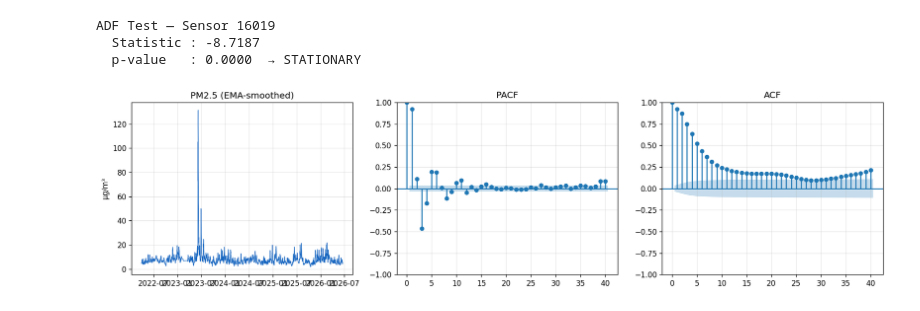
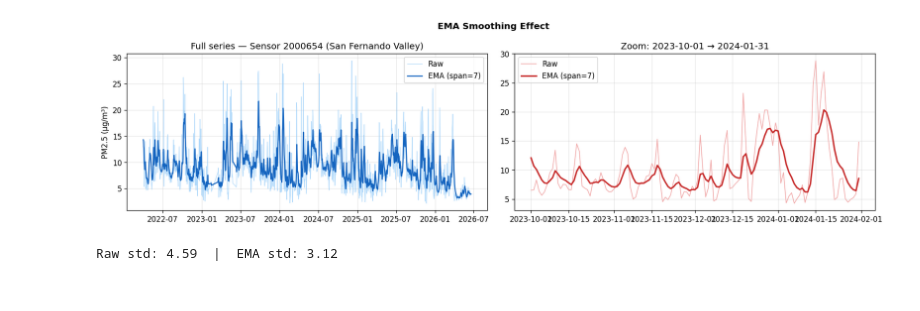
Before and after one commit to siwa-p/Air-quality-monitoring-and-prediction-using-PurpleAir-data, a Jupyter notebook: notebooks/eda_01.ipynb, the cells around one changed output. Saved outputs shown, nothing was run; the diff lists cells and outputs as text; code cells hidden in the pictures.

```diff
--- a/notebooks/eda_01.ipynb
+++ b/notebooks/eda_01.ipynb
@@ -107,28 +135,40 @@ Raw std: 8.21  |  EMA std: 5.92
 # %%
-sensor_ts = merged[merged['sensor_index'] == 16019].sort_values('time_stamp')['pm25'].dropna()
+DEMO_SENSOR = 2000654  # San Fernando Valley — long history, good coverage
 
-adf_result = adfuller(sensor_ts, autolag='AIC')
-print('ADF Test — Sensor 16019')
-print(f'  Statistic : {adf_result[0]:.4f}')
-print(f'  p-value   : {adf_result[1]:.4f}  →', 'STATIONARY' if adf_result[1] < 0.05 else 'NON-STATIONARY')
+con = duckdb.connect(DB_PATH, read_only=True)
+raw = con.execute(
+    f"SELECT time_stamp::DATE AS date, pm25 FROM raw.data_daily "
+    f"WHERE sensor_index = {DEMO_SENSOR} ORDER BY time_stamp"
+).df()
+con.close()
+raw['date'] = pd.to_datetime(raw['date'])
+raw['sensor_index'] = DEMO_SENSOR
+raw['time_stamp']   = raw['date']
 
-fig, (ax1, ax2, ax3) = plt.subplots(1, 3, figsize=(15, 4))
+raw_smooth = apply_ema_filter(raw, 'pm25', span=7)
 
-ax1.plot(merged[merged['sensor_index']==16019].sort_values('time_stamp')['time_stamp'],
-         sensor_ts.values, color='#1565C0', lw=0.8)
-ax1.set_title('PM2.5 (EMA-smoothed)')
-ax1.set_ylabel('µg/m³')
+ZOOM_START, ZOOM_END = '2023-10-01', '2024-01-31'
+mask = (raw_smooth['date'] >= ZOOM_START) & (raw_smooth['date'] <= ZOOM_END)
+z = raw_smooth[mask]
 
-plot_pacf(sensor_ts, lags=40, ax=ax2)
-ax2.set_title('PACF')
-plot_acf(sensor_ts, lags=40, ax=ax3)
-ax3.set_title('ACF')
+fig, axes = plt.subplots(1, 2, figsize=(15, 4))
 
+axes[0].plot(raw_smooth['date'], raw_smooth['pm25'],     color='#90CAF9', lw=0.8, alpha=0.7, label='Raw')
+axes[0].plot(raw_smooth['date'], raw_smooth['pm25_ema'], color='#1565C0', lw=1.5, label='EMA (span=7)')
+axes[0].set_title(f'Full series — Sensor {DEMO_SENSOR} ({SENSOR_NAMES[DEMO_SENSOR]})')
+axes[0].set_ylabel('PM2.5 (µg/m³)')
+axes[0].legend()
+
+axes[1].plot(z['date'], z['pm25'],     color='#EF9A9A', lw=1,   alpha=0.85, label='Raw')
+axes[1].plot(z['date'], z['pm25_ema'], color='#C62828', lw=2,   label='EMA (span=7)')
+axes[1].set_title(f'Zoom: {ZOOM_START} → {ZOOM_END}')
+axes[1].legend()
+
+fig.suptitle('EMA Smoothing Effect', fontsize=12, fontweight='bold')
 plt.tight_layout()
 plt.show()
+print(f'Raw std: {raw_smooth["pm25"].std():.2f}  |  EMA std: {raw_smooth["pm25_ema"].std():.2f}')
 # %% [output]
+[figure, new version]
-ADF Test — Sensor 16019
-  Statistic : -8.7187
-  p-value   : 0.0000  → STATIONARY
+Raw std: 4.59  |  EMA std: 3.12
-[figure, old version]
 # %% [markdown]
```
Also changed, not shown: parts of 25 cells of this notebook, 21 other files.
